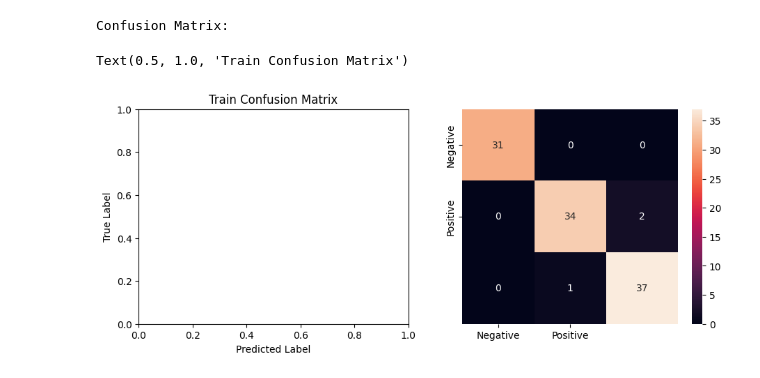
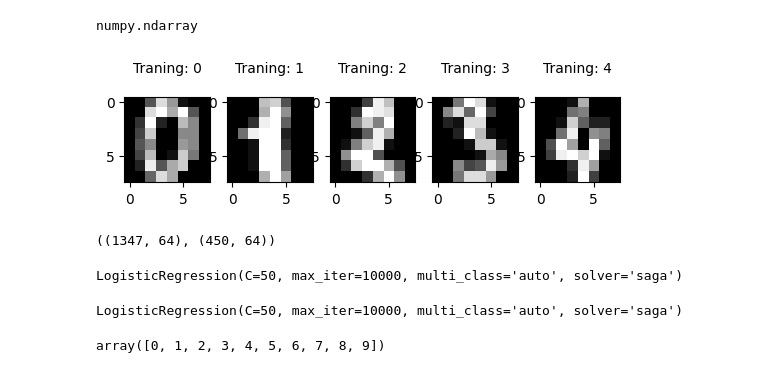
Before and after one commit to Abhiii52/Rollaball, a Jupyter notebook: chapter_appendix-tools-for-deep-learning/jupyter.ipynb, the cells around one changed output. Saved outputs shown, nothing was run; the diff lists cells and outputs as text; code cells hidden in the pictures.

```diff
--- a/chapter_appendix-tools-for-deep-learning/jupyter.ipynb
+++ b/chapter_appendix-tools-for-deep-learning/jupyter.ipynb
@@ -334,34 +166,7 @@ pxd=model.predict(x_test)
-# %%
-def evaluate_model(model, x_train, x_test, y_train, y_test):
-    """
-    The function will take model, x_train, x_test, y_train, y_test
-    and then it will fit the model, then make predictions on the trained model,
-    it will then print roc-auc score of train and test, then plot the roc, auc curve,
-    print confusion matrix for train and test, then print classification report for train and test,
-    then plot the feature importances if the model has feature importances,
-    and finally it will return the following scores as a list:
-    recall_train, recall_test, acc_train, acc_test, F1_train, F1_test
-    """
-
-# Fit the model to the training data.
-model.fit(x_train, y_train)
-
-# Make predictions on the test data
-y_pred_train = model.predict(x_train)
-y_pred_test = model.predict(x_test)
-
-# Calculate confusion matrix
-cm_train = confusion_matrix(y_train, y_pred_train)
-cm_test = confusion_matrix(y_test, y_pred_test)
-
-fig, ax = plt.subplots(1, 2, figsize=(11, 4))
-
-print("\nConfusion Matrix:")
-sns.heatmap(cm_train, annot=True, xticklabels=['Negative', 'Positive'], yticklabels=['Negative', 'Positive'])
-ax[0].set_xlabel("Predicted Label")
-ax[0].set_ylabel("True Label")
-ax[0].set_title("Train Confusion Matrix")
-# %% [output]
-Confusion Matrix:
-Text(0.5, 1.0, 'Train Confusion Matrix')
-[figure, removed]
+# %%
+from sklearn.datasets import load_digits
+digits = load_digits()
+# %%
+type(digits.data)
+# %% [output]
+numpy.ndarray
@@ -367,0 +177,7 @@ Text(0.5, 1.0, 'Train Confusion Matrix')
+# %%
+for index, (image,label) in enumerate(zip(digits.data[0:5],digits.target[0:5])):
+    plt.subplot(1, 5 , index + 1)
+    plt.imshow(np.reshape(image, (8,8)),cmap=plt.cm.gray)
+    plt.title('Traning: %i\n'% label, fontsize = 10);
+# %% [output]
+[figure, added]
@@ -367,0 +187,23 @@ Text(0.5, 1.0, 'Train Confusion Matrix')
+# %%
+x_train.shape, x_test.shape
+# %% [output]
+((1347, 64), (450, 64))
+# %%
+from sklearn.linear_model import LogisticRegression
+clf = LogisticRegression(fit_intercept=True,
+                         multi_class='auto',
+                         penalty='l2',
+                         solver='saga',
+                         max_iter=10000,
+                         C=50)
+clf
+# %% [output]
+LogisticRegression(C=50, max_iter=10000, multi_class='auto', solver='saga')
+# %%
+clf.fit(x_train, y_train)
+# %% [output]
+LogisticRegression(C=50, max_iter=10000, multi_class='auto', solver='saga')
+# %%
+clf.classes_
+# %% [output]
+array([0, 1, 2, 3, 4, 5, 6, 7, 8, 9])
```
Also changed, not shown: parts of 32 cells of this notebook.
